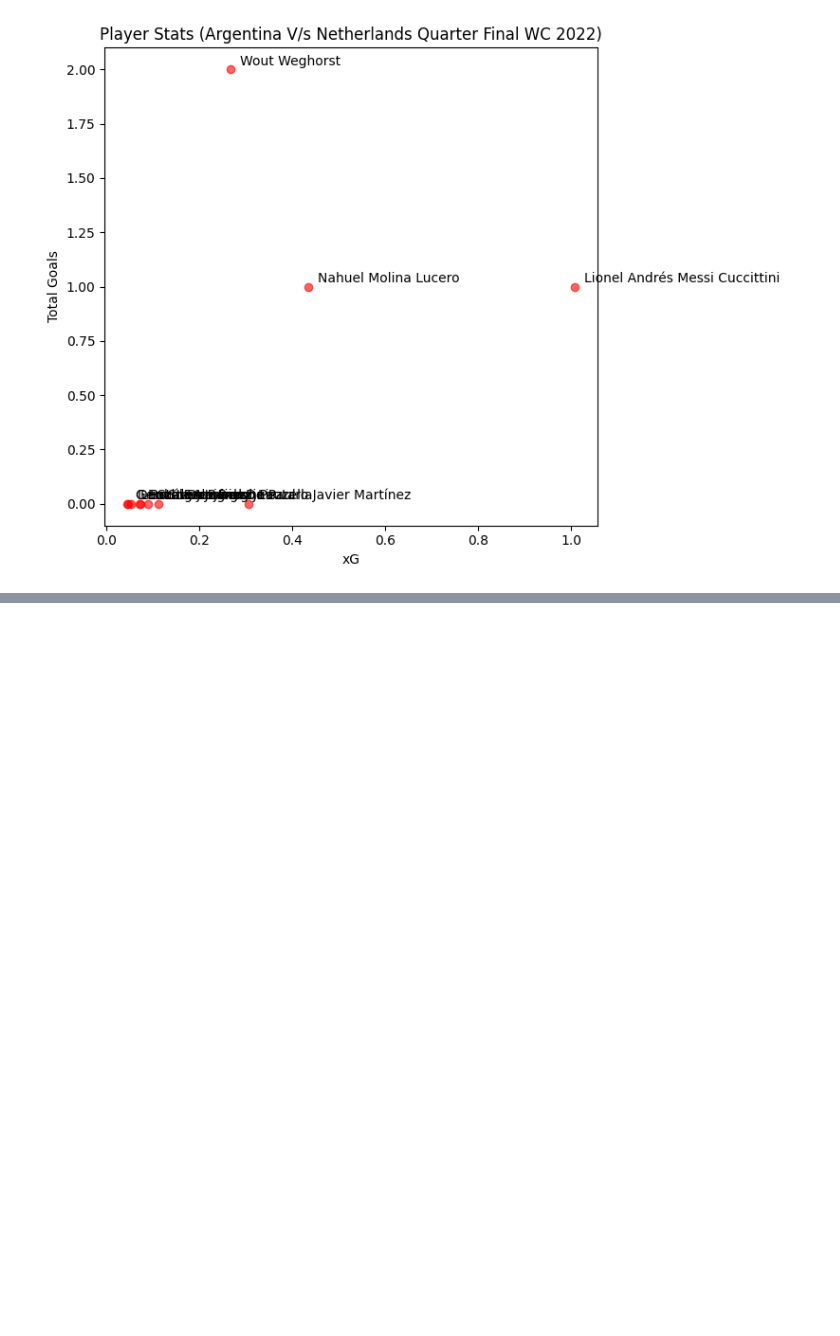
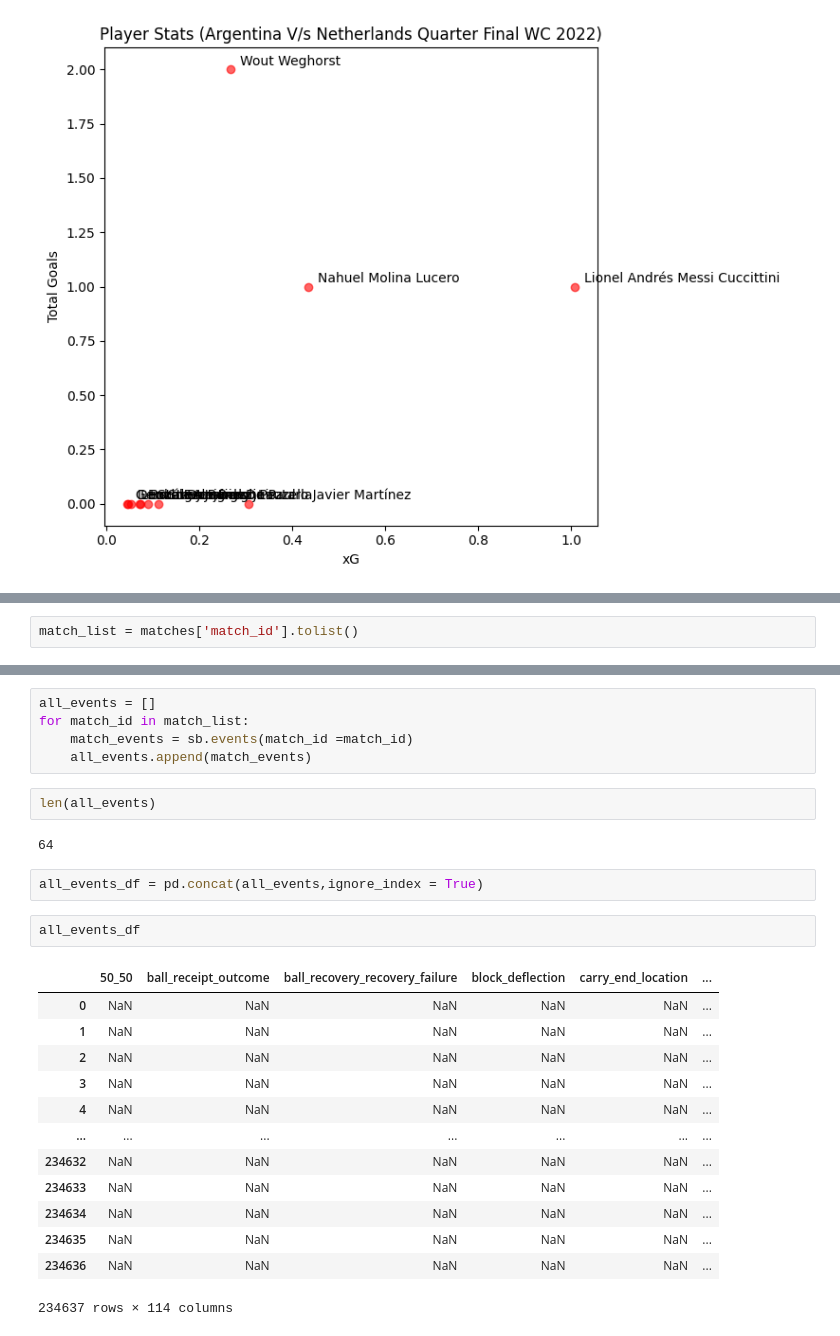
Before and after one commit to Akhilmehra22/analytics-portfolio, a Jupyter notebook: fifa/Fifa-exploration.ipynb, the cells around one changed output, grey strips where cells are left out. Drawn from its saved outputs; the diff is of its cells as text; blank space fills up the shorter version.

Commit message:
Imported all events and all player stats for tableau integration

```diff
--- a/fifa/Fifa-exploration.ipynb
+++ b/fifa/Fifa-exploration.ipynb
@@ -625,0 +619,2 @@ Index(['Lionel Andrés Messi Cuccittini', 'Lautaro Javier Martínez',
+# %%
+match_list = matches['match_id'].tolist()
@@ -625,0 +639,27 @@ Index(['Lionel Andrés Messi Cuccittini', 'Lautaro Javier Martínez',
+# %%
+all_events = []
+for match_id in match_list:
+    match_events = sb.events(match_id =match_id)
+    all_events.append(match_events)
+# %%
+len(all_events)
+# %% [output]
+64
+# %%
+all_events_df = pd.concat(all_events,ignore_index = True)
+# %%
+all_events_df
+# %% [output]
+|  | 50_50 | ball_receipt_outcome | ball_recovery_recovery_failure | block_deflection | carry_end_location | ... |
+| 0 | NaN | NaN | NaN | NaN | NaN | ... |
+| 1 | NaN | NaN | NaN | NaN | NaN | ... |
+| 2 | NaN | NaN | NaN | NaN | NaN | ... |
+| 3 | NaN | NaN | NaN | NaN | NaN | ... |
+| 4 | NaN | NaN | NaN | NaN | NaN | ... |
+| ... | ... | ... | ... | ... | ... | ... |
+| 234632 | NaN | NaN | NaN | NaN | NaN | ... |
+| 234633 | NaN | NaN | NaN | NaN | NaN | ... |
+| 234634 | NaN | NaN | NaN | NaN | NaN | ... |
+| 234635 | NaN | NaN | NaN | NaN | NaN | ... |
+| 234636 | NaN | NaN | NaN | NaN | NaN | ... |
+234637 rows × 114 columns
```
Also changed, not shown: parts of 7 cells of this notebook.
